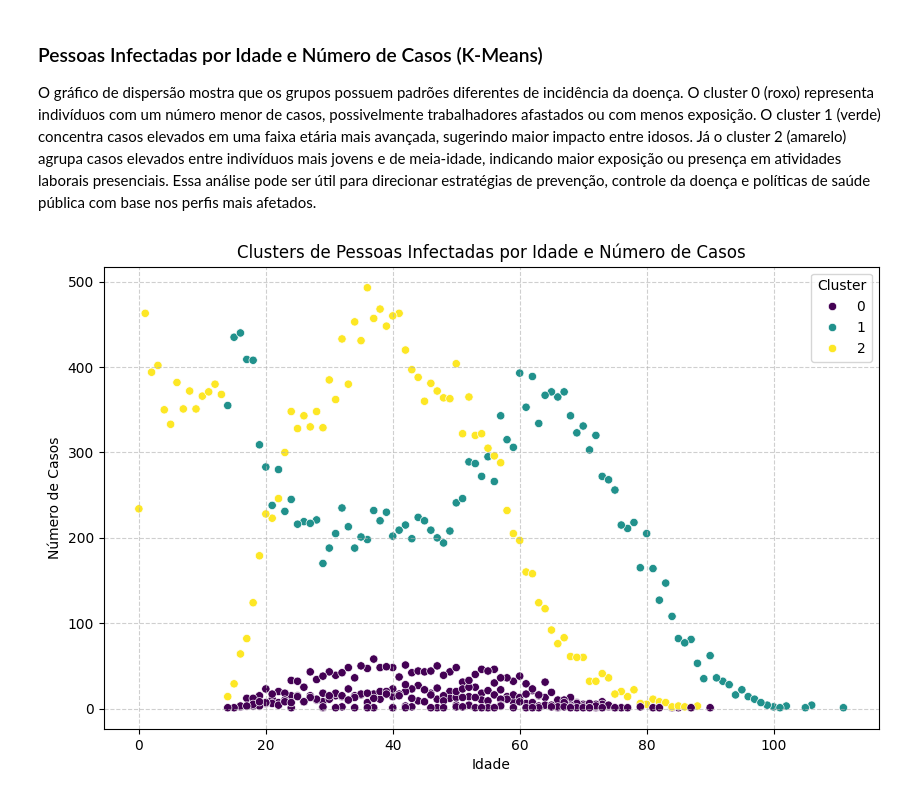
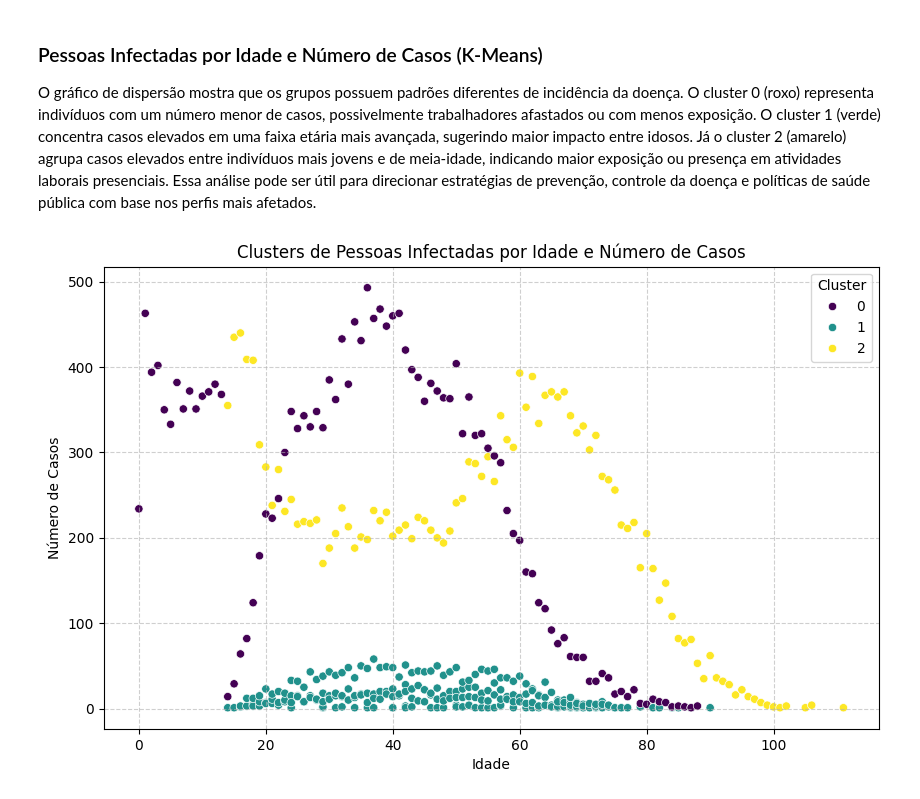
Before and after one commit to marquesds/data_analytics, a Jupyter notebook: big_data/prova_substitutiva/Prova Substitutiva.ipynb, the cells around one changed output. Saved outputs shown, nothing was run; the diff lists cells and outputs as text; code cells hidden in the pictures.

```diff
--- a/big_data/prova_substitutiva/Prova Substitutiva.ipynb
+++ b/big_data/prova_substitutiva/Prova Substitutiva.ipynb
@@ -257,0 +225,2 @@ df_spark.toPandas().sample(10)
+# %%
+client = bigquery.Client(project='pnad-covid-19-454122')
@@ -259,0 +253,20 @@ df_spark.toPandas().sample(10)
+# %%
+sintomas_cols = [
+    "Febre", "Tosse", "Dor de Garganta", "Dificuldade para Respirar", "Dor de Cabeça",
+    "Dor no Peito", "Náusea", "Nariz Entupido ou Escorrendo", "Fadiga", "Dor nos Olhos",
+    "Perda de Cheiro ou Sabor", "Dor Muscular"
+]
+
+sintomas_query = " + ".join([f"IF(`{col}` = 'Sim', 1, 0)" for col in sintomas_cols])
+
+query = f'''
+    SELECT
+        Idade, Sexo, `Cor ou Raça` AS Cor_Raca, Escolaridade, Trabalhou, Afastado, `Tempo Afastado`,
+        CASE WHEN ({sintomas_query}) > 0 THEN 'Sim' ELSE 'Não' END AS Possui_Sintomas
+    FROM `pnad-covid-19-454122.pnad_covid19_dataset.pnad_covid19`
+'''
+
+df = client.query(query).to_dataframe()
+
+df_sintomas = df[df["Possui_Sintomas"] == "Sim"]
+df_sintomas.sample(5)
@@ -429,32 +399,27 @@ plt.show()
 
 O gráfico de dispersão mostra que os grupos possuem padrões diferentes de incidência da doença. O cluster 0 (roxo) representa indivíduos com um número menor de casos, possivelmente trabalhadores afastados ou com menos exposição. O cluster 1 (verde) concentra casos elevados em uma faixa etária mais avançada, sugerindo maior impacto entre idosos. Já o cluster 2 (amarelo) agrupa casos elevados entre indivíduos mais jovens e de meia-idade, indicando maior exposição ou presença em atividades laborais presenciais. Essa análise pode ser útil para direcionar estratégias de prevenção, controle da doença e políticas de saúde pública com base nos perfis mais afetados.
 # %%
-comportamento_df = df_spark.filter(F.col("Possui Sintomas") == "Sim") \
-    .select("Idade", "Trabalhou", "Afastado", "Tempo Afastado") \
-    .groupby("Idade", "Trabalhou", "Afastado", "Tempo Afastado").count()
+comportamento_pd = df_sintomas.groupby(["Idade", "Trabalhou", "Afastado", "Tempo Afastado"]).size().reset_index(name="Número de Casos")
 
-comportamento_pd = comportamento_df.toPandas()
-comportamento_pd.columns = ["Idade", "Trabalhou", "Afastado", "Tempo Afastado", "Número de Casos"]
-
-comportamento_pd_encoded = pd.get_dummies(comportamento_pd, columns=["Trabalhou", "Afastado", "Tempo Afastado"])
+df_encoded = pd.get_dummies(comportamento_pd, columns=["Trabalhou", "Afastado", "Tempo Afastado"])
 
 scaler = StandardScaler()
-X_scaled = scaler.fit_transform(comportamento_pd_encoded.drop(columns=["Número de Casos"]))
+X_scaled = scaler.fit_transform(df_encoded.drop(columns=["Número de Casos"]))
 
 kmeans = KMeans(n_clusters=3, random_state=42, n_init=10)
-comportamento_pd_encoded["Cluster"] = kmeans.fit_predict(X_scaled)
+df_encoded["Cluster"] = kmeans.fit_predict(X_scaled)
 
-comportamento_pd["Cluster"] = comportamento_pd_encoded["Cluster"]
+comportamento_pd["Cluster"] = df_encoded["Cluster"]
 
 plt.figure(figsize=(10, 6))
 sns.scatterplot(data=comportamento_pd, x="Idade", y="Número de Casos", hue="Cluster", palette="viridis")
 
 plt.xlabel("Idade")
 plt.ylabel("Número de Casos")
 plt.title("Clusters de Pessoas Infectadas por Idade e Número de Casos")
 plt.legend(title="Cluster")
 plt.grid(True, linestyle="--", alpha=0.6)
 
 plt.show()
 # %% [output]
-[figure, old version]
+[figure, new version]
```
Also changed, not shown: parts of 17 cells of this notebook, 3 other files.
